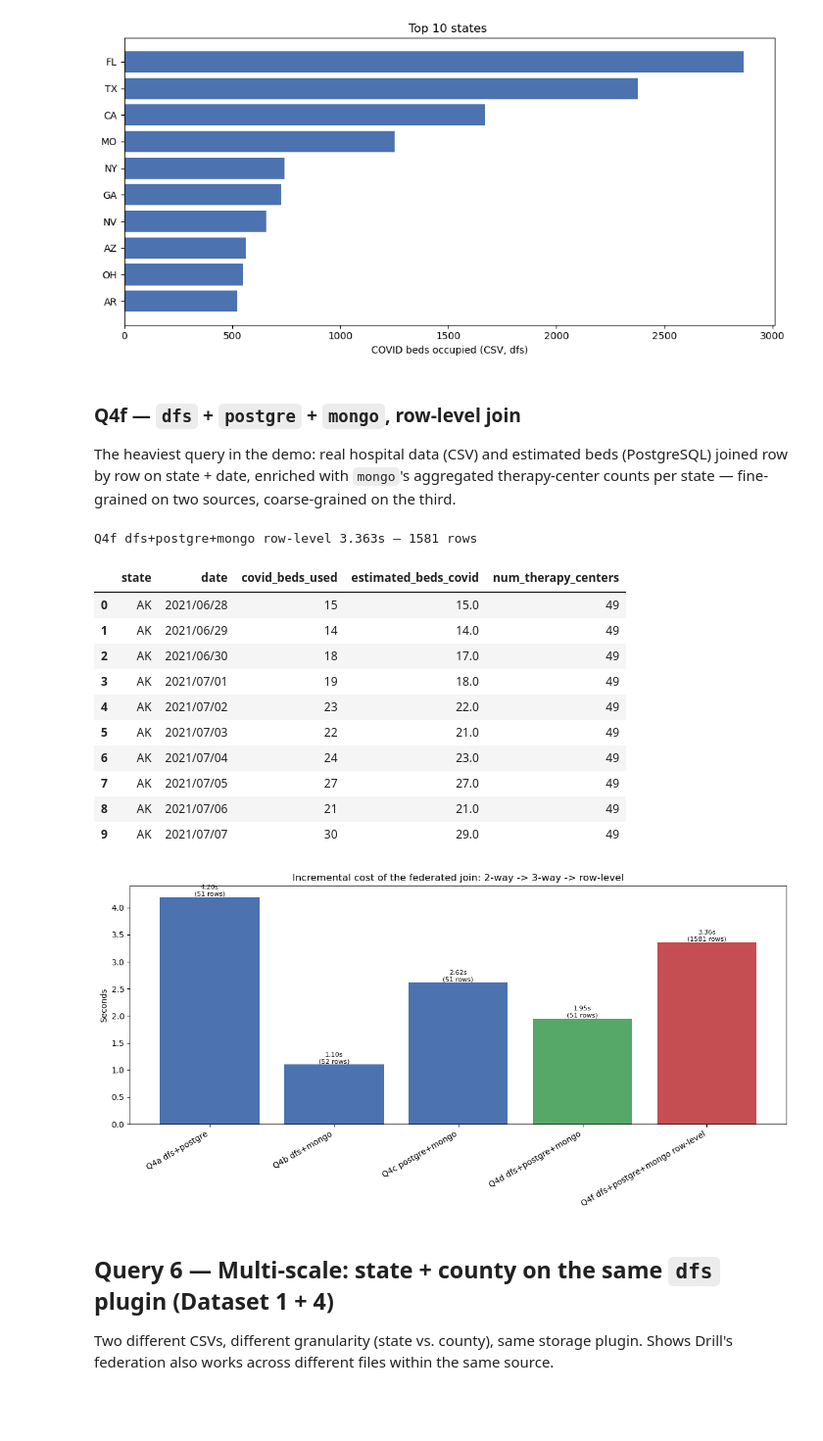
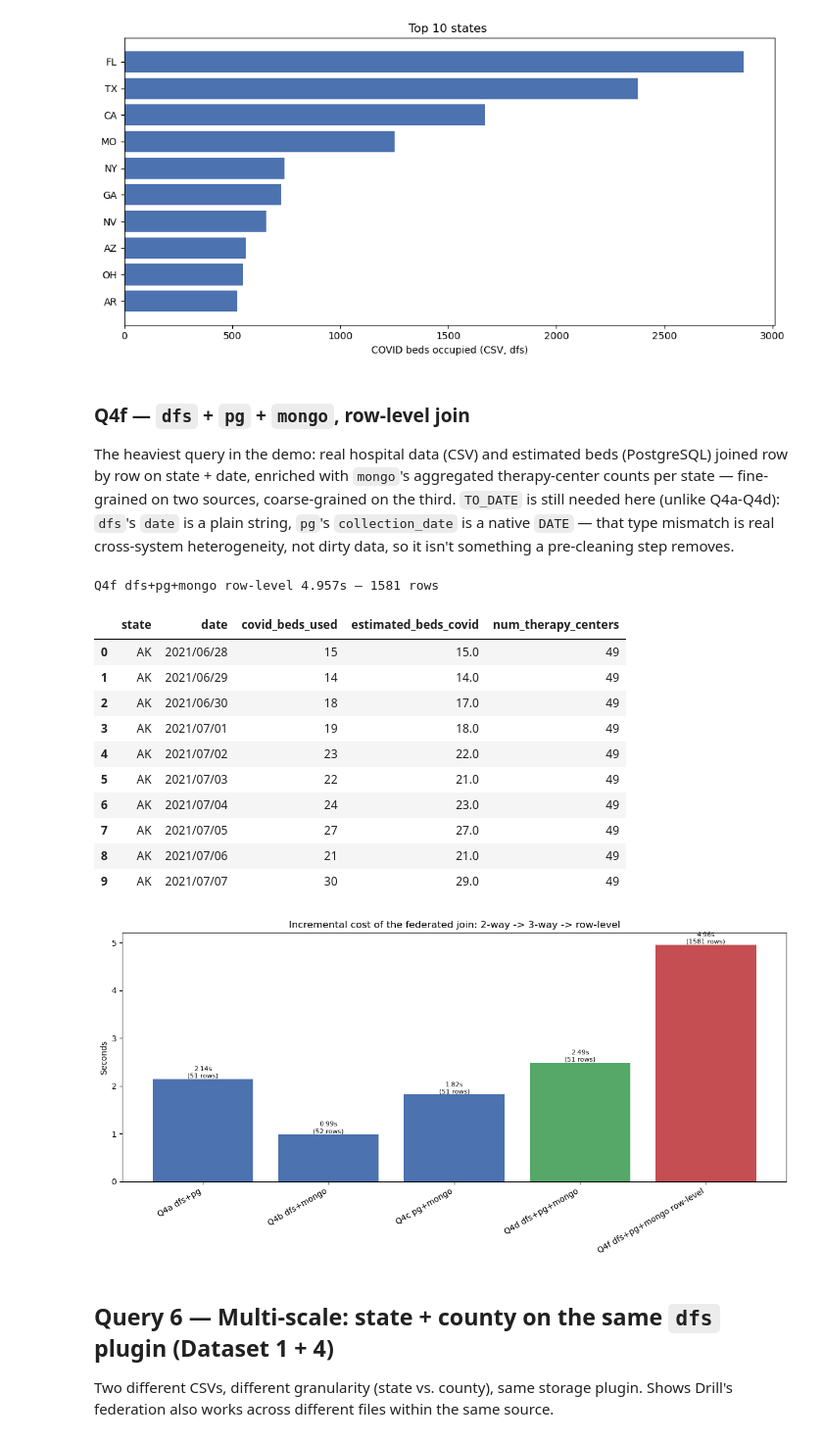
Before and after one commit to DomenicoVillari3/Apache-Drill-Tutorial, a Jupyter notebook: notebooks/analysis.ipynb, the cells around one changed output. Shown at 98% size. Saved outputs shown, nothing was run; the diff lists cells and outputs as text; code cells hidden in the pictures; blank space fills up the shorter version.

Commit message:
drill config

```diff
--- a/notebooks/analysis.ipynb
+++ b/notebooks/analysis.ipynb
@@ -353,34 +351,34 @@ plt.show()
 # %% [output]
 [figure]
 # %% [markdown]
-### Q4f — `dfs` + `postgre` + `mongo`, row-level join
+### Q4f — `dfs` + `pg` + `mongo`, row-level join
 
-The heaviest query in the demo: real hospital data (CSV) and estimated beds (PostgreSQL) joined row by row on state + date, enriched with `mongo`'s aggregated therapy-center counts per state — fine-grained on two sources, coarse-grained on the third.
+The heaviest query in the demo: real hospital data (CSV) and estimated beds (PostgreSQL) joined row by row on state + date, enriched with `mongo`'s aggregated therapy-center counts per state — fine-grained on two sources, coarse-grained on the third. `TO_DATE` is still needed here (unlike Q4a-Q4d): `dfs`'s `date` is a plain string, `pg`'s `collection_date` is a native `DATE` — that type mismatch is real cross-system heterogeneity, not dirty data, so it isn't something a pre-cleaning step removes.
 # %%
 q4f = """
-SELECT hp.state, hp.`date`, hp.covid_beds_used, hp.estimated_beds_covid, c.num_therapy_centers
-FROM (
-    SELECT h.state, h.`date`,
-           CAST(NULLIF(REPLACE(h.inpatient_beds_used_covid, ',', ''), '') AS BIGINT) AS covid_beds_used,
+WITH hp AS (
+    SELECT h.state, h.`date`, CAST(NULLIF(h.inpatient_beds_used_covid, '') AS BIGINT) AS covid_beds_used,
            e.estimated_beds_covid
-    FROM dfs.healthdata.`covid/hospital_capacity.csv` h
+    FROM dfs.healthdata.`covid/hospital_capacity_clean.csv` h
     JOIN pg.healthdata.estimated_beds e
       ON h.state = e.state
      AND TO_DATE(h.`date`, 'yyyy/MM/dd') = e.collection_date
-) hp
-JOIN (
-    SELECT t.state,
-           COUNT(*) AS num_therapy_centers
+),
+c AS (
+    SELECT t.state, COUNT(*) AS num_therapy_centers
     FROM mongo.healthdata.therapeutic t
     WHERE t.provider_status = 'ACTIVE'
     GROUP BY t.state
-) c ON hp.state = c.state
+)
+SELECT hp.state, hp.`date`, hp.covid_beds_used, hp.estimated_beds_covid, c.num_therapy_centers
+FROM hp
+JOIN c ON hp.state = c.state
 ORDER BY hp.state, hp.`date`
 """
-df4f = drill_query(q4f, label="Q4f dfs+postgre+mongo row-level", group="row-level-join")
+df4f = drill_query(q4f, label="Q4f dfs+pg+mongo row-level", group="row-level-join")
 df4f.head(10)
 # %% [output]
-Q4f dfs+postgre+mongo row-level 3.363s — 1581 rows
+Q4f dfs+pg+mongo row-level 4.957s — 1581 rows
 |  | state | date | covid_beds_used | estimated_beds_covid | num_therapy_centers |
 | 0 | AK | 2021/06/28 | 15 | 15.0 | 49 |
 | 1 | AK | 2021/06/29 | 14 | 14.0 | 49 |
@@ -394,23 +392,23 @@ Q4f dfs+postgre+mongo row-level 3.363s — 1581 rows
 | 9 | AK | 2021/07/07 | 30 | 29.0 | 49 |
 # %%
 # Incremental cost: execution time as join complexity grows
-join_steps = ["Q4a dfs+postgre", "Q4b dfs+mongo", "Q4c postgre+mongo", "Q4d dfs+postgre+mongo",
-              "Q4f dfs+postgre+mongo row-level"]
+join_steps = ["Q4a dfs+pg", "Q4b dfs+mongo", "Q4c pg+mongo", "Q4d dfs+pg+mongo",
+              "Q4f dfs+pg+mongo row-level"]
 df_join_steps = pd.DataFrame(timings)
 df_join_steps = df_join_steps[df_join_steps["query"].isin(join_steps)].set_index("query").loc[join_steps]
 
 fig, ax = plt.subplots(figsize=(12, 6))
 colors = ["#4C72B0"] * 3 + ["#55A868"] + ["#C44E52"]
 ax.bar(df_join_steps.index, df_join_steps["seconds"], color=colors)
 ax.set_ylabel("Seconds")
 ax.set_title("Incremental cost of the federated join: 2-way -> 3-way -> row-level")
 for i, (v, r) in enumerate(zip(df_join_steps["seconds"], df_join_steps["rows"])):
     ax.text(i, v, f"{v:.2f}s\n({r} rows)", ha="center", va="bottom", fontsize=8)
 plt.xticks(rotation=30, ha="right")
 plt.tight_layout()
 plt.show()
 # %% [output]
-[figure, old version]
+[figure, new version]
 # %% [markdown]
 ## Query 6 — Multi-scale: state + county on the same `dfs` plugin (Dataset 1 + 4)
 
```
Also changed, not shown: parts of 16 cells of this notebook, 6 other files.
